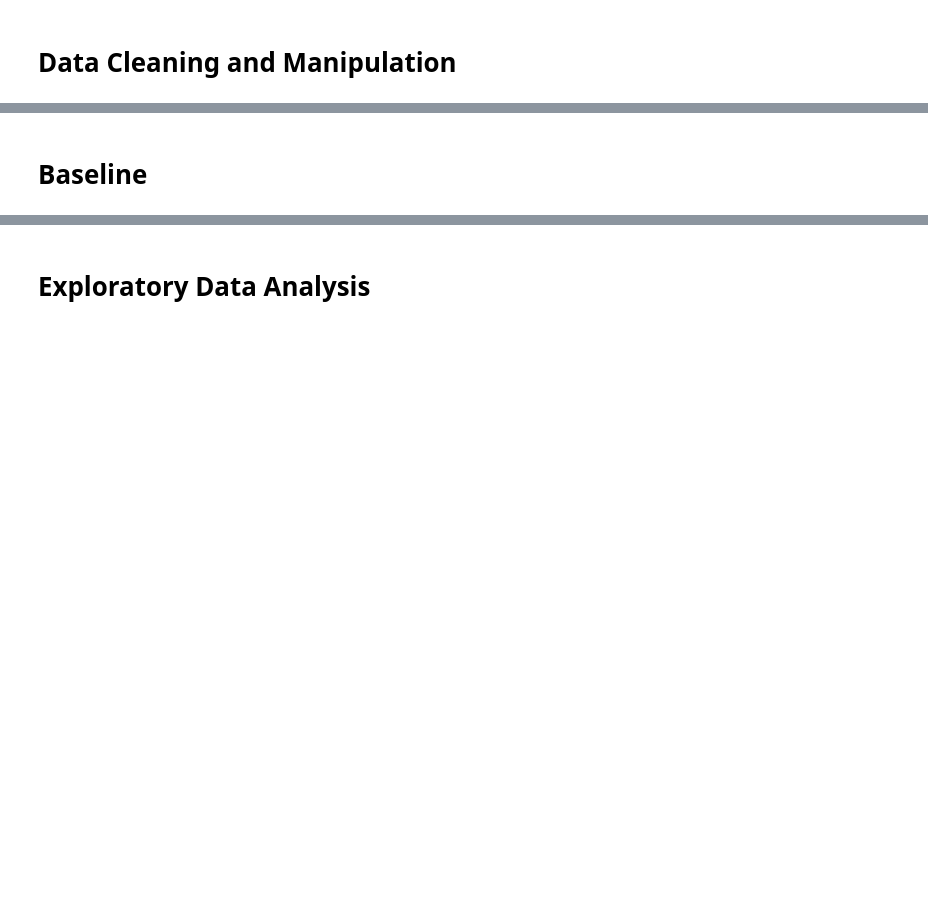
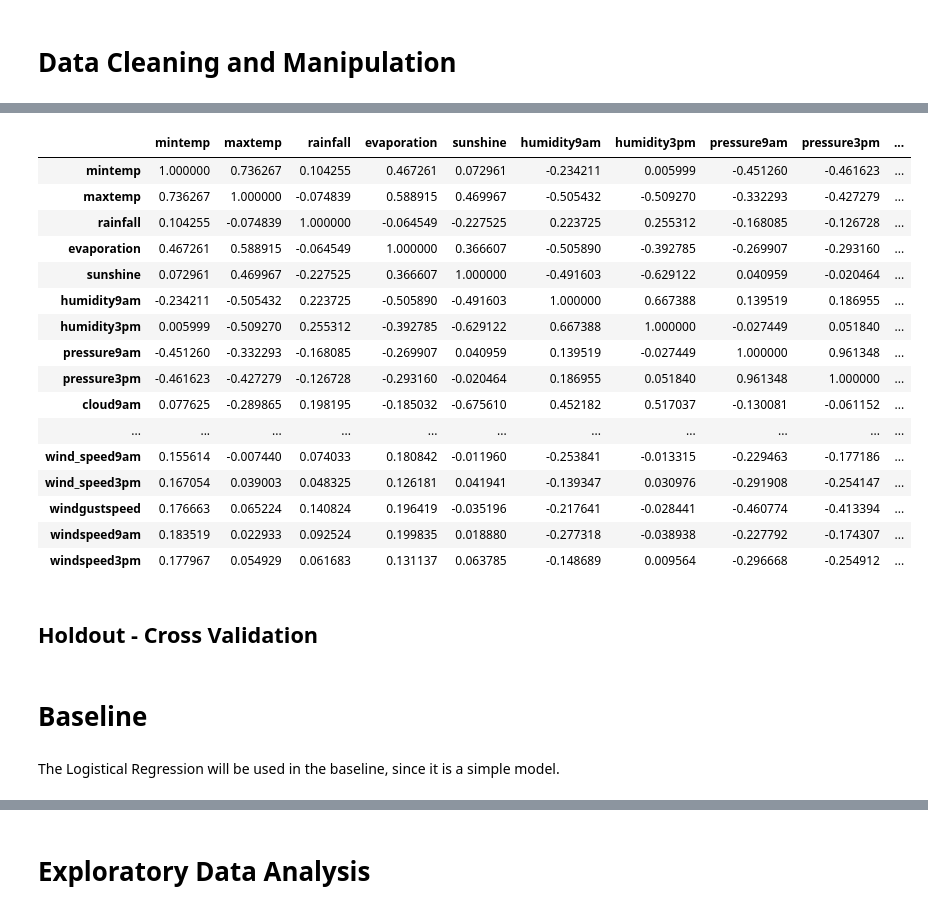
Before and after one commit to gabrielanakasato/rain-prediction, a Jupyter notebook: rain-prediction.ipynb, the cells around one changed output, grey strips where cells are left out. Cells and saved outputs as stored; diff of their text form; code cells hidden in the pictures; blank space fills up the shorter version.

```diff
--- a/rain-prediction.ipynb
+++ b/rain-prediction.ipynb
@@ -11,3 +31,5 @@ import pandas as pd
+# %%
+pd.set_option('display.max_columns', 36)
 # %% [markdown]
 # Import Datasets
 # %%
@@ -56,0 +378,20 @@ wind2
+# %%
+corr
+# %% [output]
+|  | mintemp | maxtemp | rainfall | evaporation | sunshine | humidity9am | humidity3pm | pressure9am | pressure3pm | ... |
+| mintemp | 1.000000 | 0.736267 | 0.104255 | 0.467261 | 0.072961 | -0.234211 | 0.005999 | -0.451260 | -0.461623 | ... |
+| maxtemp | 0.736267 | 1.000000 | -0.074839 | 0.588915 | 0.469967 | -0.505432 | -0.509270 | -0.332293 | -0.427279 | ... |
+| rainfall | 0.104255 | -0.074839 | 1.000000 | -0.064549 | -0.227525 | 0.223725 | 0.255312 | -0.168085 | -0.126728 | ... |
+| evaporation | 0.467261 | 0.588915 | -0.064549 | 1.000000 | 0.366607 | -0.505890 | -0.392785 | -0.269907 | -0.293160 | ... |
+| sunshine | 0.072961 | 0.469967 | -0.227525 | 0.366607 | 1.000000 | -0.491603 | -0.629122 | 0.040959 | -0.020464 | ... |
+| humidity9am | -0.234211 | -0.505432 | 0.223725 | -0.505890 | -0.491603 | 1.000000 | 0.667388 | 0.139519 | 0.186955 | ... |
+| humidity3pm | 0.005999 | -0.509270 | 0.255312 | -0.392785 | -0.629122 | 0.667388 | 1.000000 | -0.027449 | 0.051840 | ... |
+| pressure9am | -0.451260 | -0.332293 | -0.168085 | -0.269907 | 0.040959 | 0.139519 | -0.027449 | 1.000000 | 0.961348 | ... |
+| pressure3pm | -0.461623 | -0.427279 | -0.126728 | -0.293160 | -0.020464 | 0.186955 | 0.051840 | 0.961348 | 1.000000 | ... |
+| cloud9am | 0.077625 | -0.289865 | 0.198195 | -0.185032 | -0.675610 | 0.452182 | 0.517037 | -0.130081 | -0.061152 | ... |
+| ... | ... | ... | ... | ... | ... | ... | ... | ... | ... | ... |
+| wind_speed9am | 0.155614 | -0.007440 | 0.074033 | 0.180842 | -0.011960 | -0.253841 | -0.013315 | -0.229463 | -0.177186 | ... |
+| wind_speed3pm | 0.167054 | 0.039003 | 0.048325 | 0.126181 | 0.041941 | -0.139347 | 0.030976 | -0.291908 | -0.254147 | ... |
+| windgustspeed | 0.176663 | 0.065224 | 0.140824 | 0.196419 | -0.035196 | -0.217641 | -0.028441 | -0.460774 | -0.413394 | ... |
+| windspeed9am | 0.183519 | 0.022933 | 0.092524 | 0.199835 | 0.018880 | -0.277318 | -0.038938 | -0.227792 | -0.174307 | ... |
+| windspeed3pm | 0.177967 | 0.054929 | 0.061683 | 0.131137 | 0.063785 | -0.148689 | 0.009564 | -0.296668 | -0.254912 | ... |
@@ -57,2 +402,6 @@ wind2
+# %% [markdown]
+## Holdout -  Cross Validation
 # %% [markdown]
 # Baseline
+# %% [markdown]
+The Logistical Regression will be used in the baseline, since it is a simple model.
```
Also changed, not shown: parts of 44 cells of this notebook.
